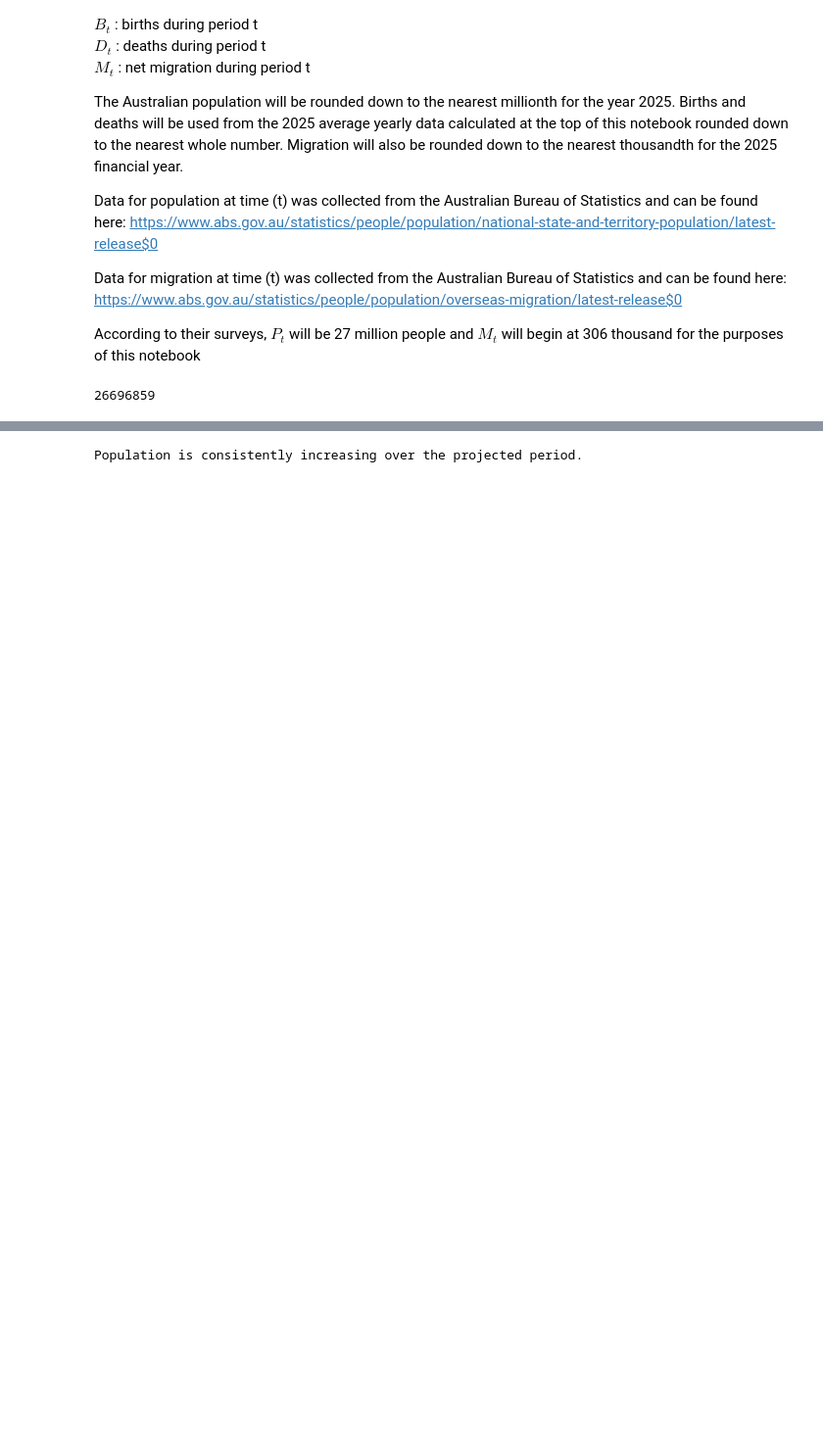
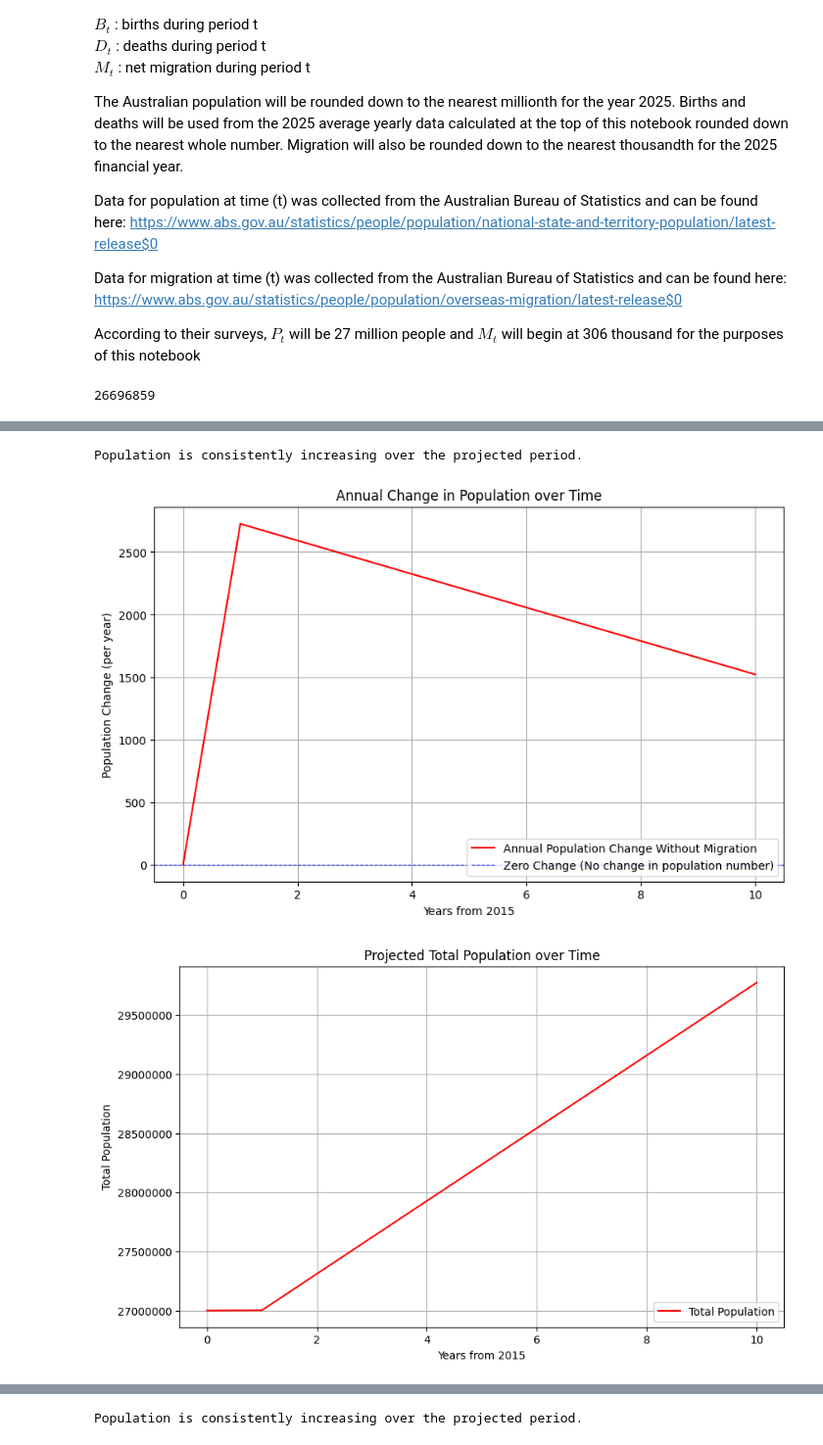
Before and after one commit to Leo05-u/EMSC2010_A3-Project-Notebook-Repository, a Jupyter notebook: EMSC2010_A3_Project_Notebook_&_Repository_u7447903.ipynb, the cells around one changed output, grey strips where cells are left out. Shown at 98% size. Drawn from its saved outputs; the diff is of its cells as text; code cells hidden in the pictures; blank space fills up the shorter version.

```diff
--- a/EMSC2010_A3_Project_Notebook_&_Repository_u7447903.ipynb
+++ b/EMSC2010_A3_Project_Notebook_&_Repository_u7447903.ipynb
@@ -404,0 +450,47 @@ P_series[0] = P_t_0 # Initial population
+# %%
+#Determining whether the population is increasing or decreasing based on annual change without the introduction of migration
+
+# Check if there are any years where the population decreases (Delta_P is negative)
+if (Delta_PnM[1:] < 0).any():
+
+    first_decrease_relative_index = np.where(Delta_PnM[1:] < 0)[0][0]
+    # Add 1 to get the absolute index in the original Delta_P array (since we sliced from [1:])
+    first_decrease_absolute_index = first_decrease_relative_index + 1
+
+    # The actual year would be min_year + absolute_index
+    print(f"Population starts decreasing in year {min_year + first_decrease_absolute_index} (projected year index {first_decrease_absolute_index}).")
+elif (Delta_PnM[1:] > 0).all():
+    # If all annual changes (after year 0) are positive, the population is consistently increasing.
+    print("Population is consistently increasing over the projected period.")
+else:
+    # This handles cases where there might be no clear increasing or decreasing trend, or if there are zero changes.
+    print("Population trend is mixed or stable (not consistently increasing or decreasing).")
+# %% [output]
+Population is consistently increasing over the projected period.
+# %%
+plt.figure(figsize=(10, 6))
+
+plt.plot(time, Delta_PnM, label='Annual Population Change Without Migration', color='red')
+
+plt.xlabel('Years from ' + str(min_year))
+plt.ylabel('Population Change (per year)')
+plt.title('Annual Change in Population over Time')
+plt.axhline(0, color='blue', linestyle='--', linewidth=0.8, label='Zero Change (No change in population number)')
+plt.grid(True)
+plt.legend(loc = 'lower right')
+
+plt.show()
+
+# Plot the total population over time
+plt.figure(figsize=(10, 6))
+plt.plot(time, P_seriesnM, label='Total Population', color='red')
+plt.xlabel('Years from ' + str(min_year))
+plt.ylabel('Total Population')
+plt.title('Projected Total Population over Time')
+plt.grid(True)
+plt.legend(loc = 'lower right')
+plt.ticklabel_format(style='plain', axis='y') # Prevent scientific notation on y-axis
+plt.show()
+# %% [output]
+[figure, added]
+[figure, added]
```
Also changed, not shown: parts of 26 cells of this notebook.
